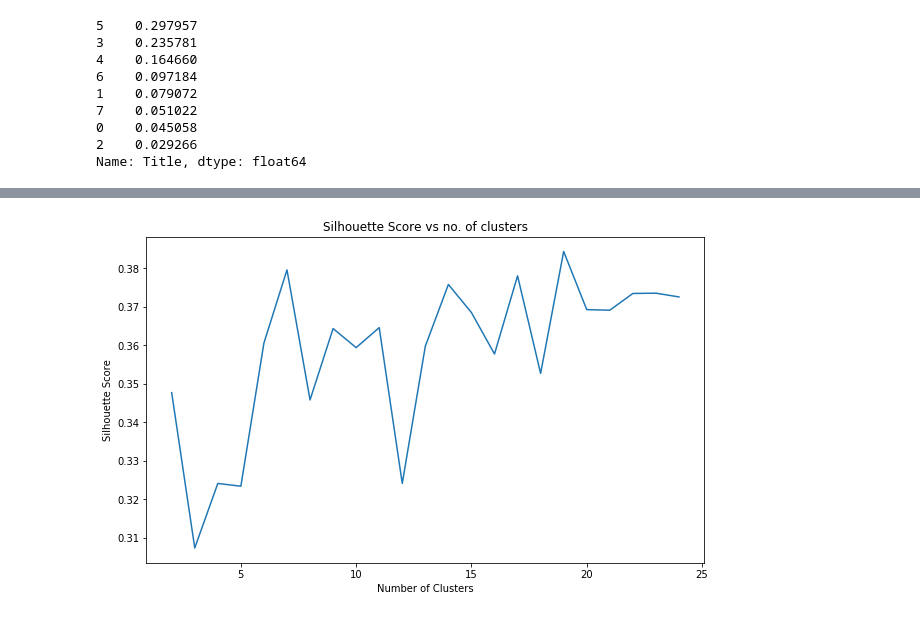
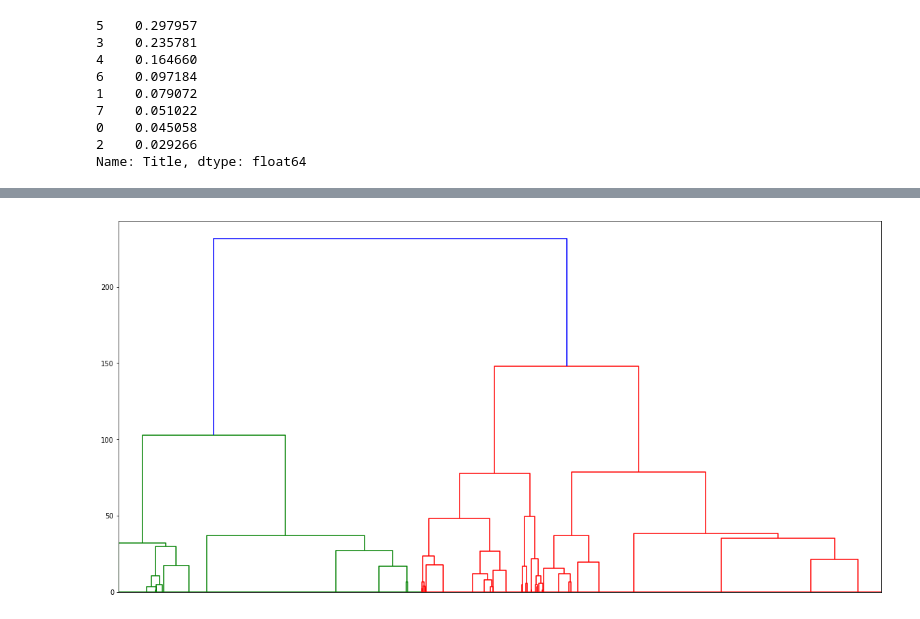
Before and after one commit to anujloomba/Project4, a Jupyter notebook: Project4.ipynb, the cells around one changed output, grey strips where cells are left out. Saved outputs shown, nothing was run; the diff lists cells and outputs as text; code cells hidden in the pictures.

```diff
--- a/Project4.ipynb
+++ b/Project4.ipynb
@@ -1331,20 +1336,16 @@ memory usage: 2.0+ MB
 # %%
 #As we can see, there does not seem to be any clear division between the classes.
 #Lets move to unsupervised learning to see if we can find any pattern in the clusters.
-from sklearn.cluster import KMeans
-from sklearn.metrics import silhouette_score
-import seaborn as sns
-score=[]
-for i in range(2,25,1):
-    km=KMeans(i)
-    km.fit(StandardScaler().fit_transform(df_roles[['Title','Exp_avg','Predicted_Salary']]))
-    score.append(silhouette_score(StandardScaler().fit_transform(df_roles[['Title','Exp_avg','Predicted_Salary']]),km.labels_))
+from scipy.cluster.hierarchy import dendrogram, linkage, cophenet, fcluster
+import sys
+sys.setrecursionlimit(15000)
+x= df_new[['Title','Predicted_Salary']].as_matrix(columns=None)
+z=linkage(x,'ward')
+fig = plt.figure(figsize=(20,10))
+ax = fig.add_subplot(1, 1, 1)
+dendrogram(z,no_labels=True,ax=ax)
+plt.show()
+max_dist=110
+clusters=fcluster(z,max_dist,criterion='distance')
+# %% [output]
+[figure, added]
-# %%
-_=plt.figure(figsize=(10,6))
-_=plt.plot(range(2,25,1),score)
-_=plt.title('Silhouette Score vs no. of clusters')
-_=plt.ylabel("Silhouette Score")
-_=plt.xlabel("Number of Clusters")
-plt.show()
-# %% [output]
-[figure, removed]
```
Also changed, not shown: parts of 41 cells of this notebook, 7 other files.
